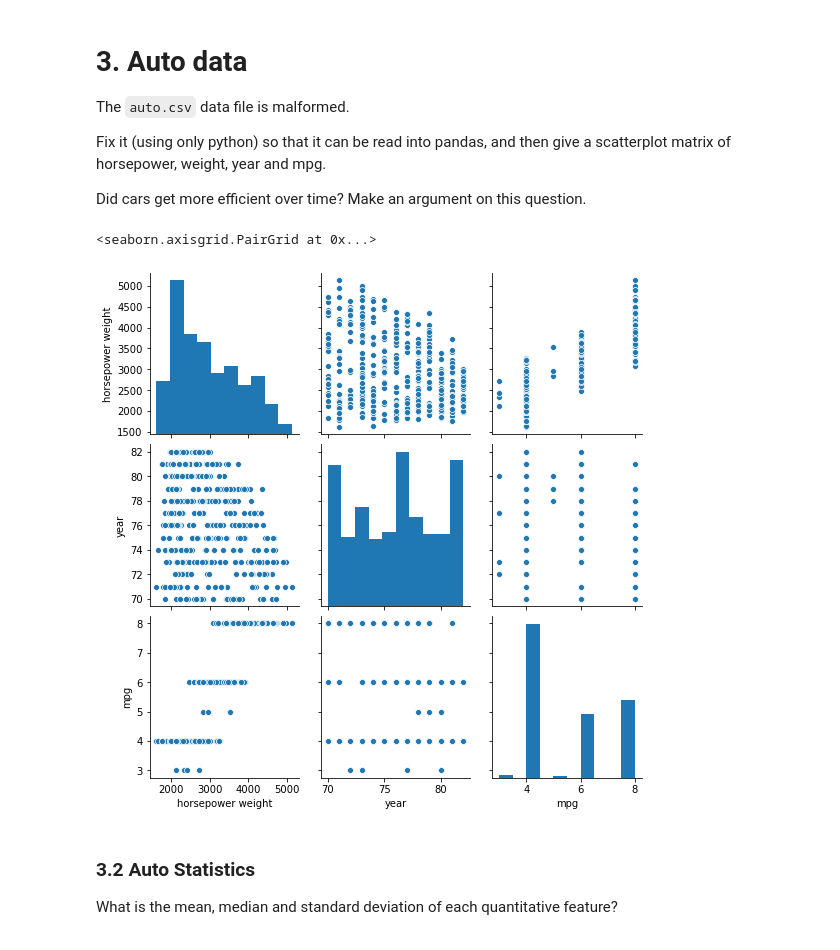
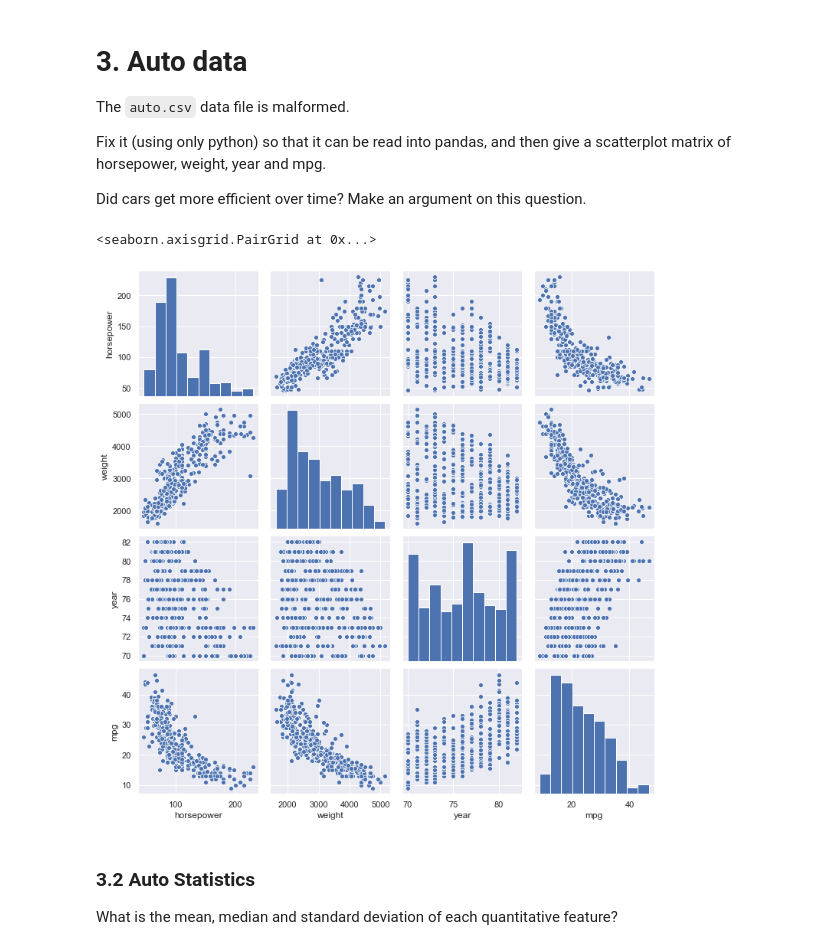
Before and after one commit to mendelevium/m2-4-stats, a Jupyter notebook: Workshop.ipynb, the cells around one changed output. Cells and saved outputs as stored; diff of their text form; code cells hidden in the pictures.

```diff
--- a/Workshop.ipynb
+++ b/Workshop.ipynb
@@ -8,8 +8,10 @@ In the `tennis.csv` files of games played by Federer.
 Does Federer score more total points than his opponent on average in a game?
 # %%
 import pandas as pd
-import matplotlib as plt
+import matplotlib.pyplot as plt
 import seaborn as sns
+from scipy import stats
+sns.set()
 
 df = pd.read_csv('https://raw.githubusercontent.com/mendelevium/m2-1-pandas/main/data/tennis.csv')
 # %%
@@ -153,14 +150,17 @@ Fix it (using only python) so that it can be read into pandas, and then give a s
 
 Did cars get more efficient over time? Make an argument on this question.
 # %%
-names = ['mpg','cylinders', 'displacement', 'horsepower weight', 'acceleration', 'year', 'origin', 'name']
+import numpy as np
+
+names = ['mpg','cylinders', 'displacement', 'horsepower', 'weight', 'acceleration', 'year', 'origin', 'name']
 df = pd.read_csv('data/auto.csv', skiprows=[0,1], delim_whitespace=True, names = names)
-sns.pairplot(df[['horsepower weight', 'year', 'mpg']])
-# the horsepower weigth ratio decrease overtime and there is fewer high mpg models
+df.horsepower = df.horsepower.replace('?', np.nan).astype('float')
+sns.pairplot(df[['horsepower', 'weight', 'year', 'mpg']].dropna())
+# miles per gallon increase over the years
 # so yes the the efficiency seems to get better over time
 # %% [output]
 <seaborn.axisgrid.PairGrid at 0x...>
-[figure, old version]
+[figure, new version]
 # %% [markdown]
 ### 3.2 Auto Statistics
 
```
Also changed, not shown: parts of 17 cells of this notebook.
